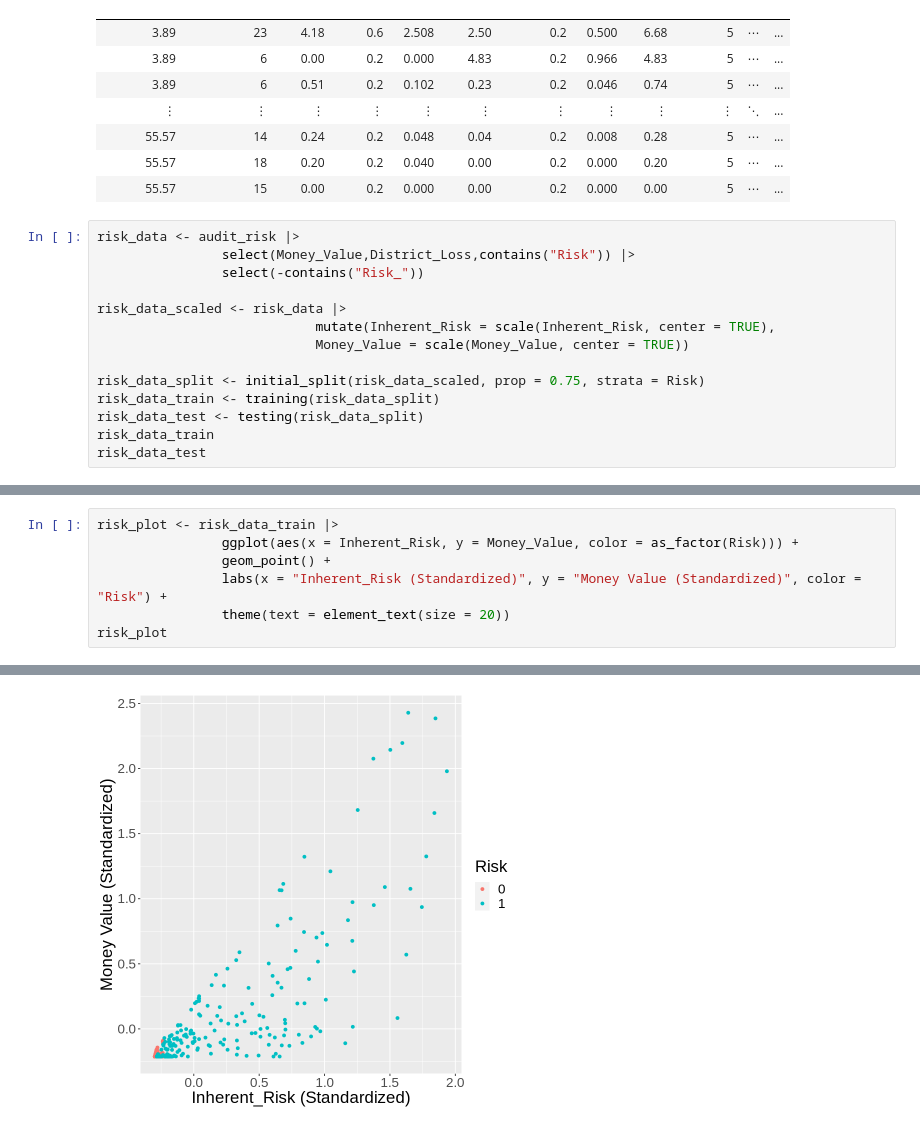
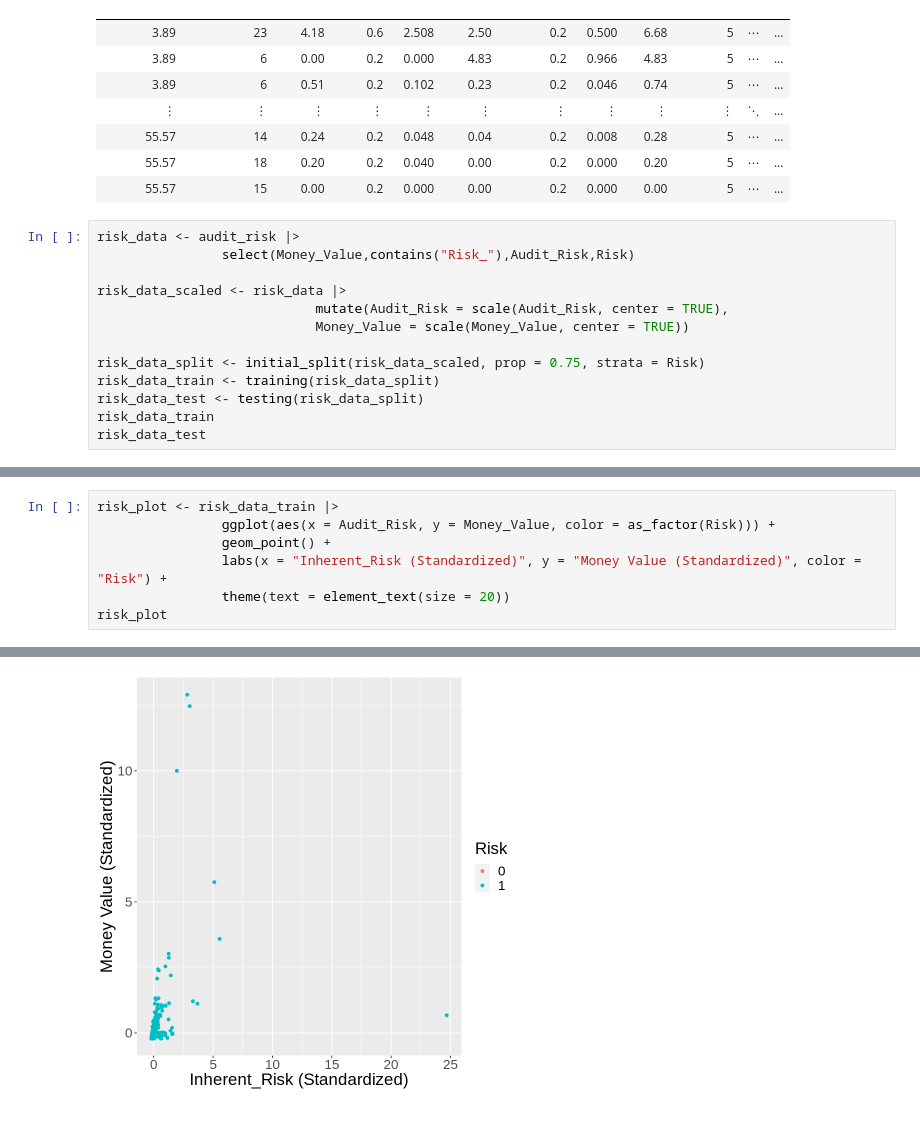
Before and after one commit to Leoliuubc/dsci-100-project-group43, a Jupyter notebook: group_proposal.ipynb, the cells around one changed output, grey strips where cells are left out. Drawn from its saved outputs; the diff is of its cells as text.

Commit message:
chage the selected data

```diff
--- a/group_proposal.ipynb
+++ b/group_proposal.ipynb
@@ -72,11 +72,10 @@ A spec_tbl_df: 776 × 27
 | 55.57 | 15 | 0.00 | 0.2 | 0.000 | 0.00 | 0.2 | 0.000 | 0.00 | 5 | ⋯ | ... |
 # %%
 risk_data <- audit_risk |>
-                select(Money_Value,District_Loss,contains("Risk")) |>
-                select(-contains("Risk_"))
+                select(Money_Value,contains("Risk_"),Audit_Risk,Risk)
 
 risk_data_scaled <- risk_data |>
-                            mutate(Inherent_Risk = scale(Inherent_Risk, center = TRUE),
+                            mutate(Audit_Risk = scale(Audit_Risk, center = TRUE),
                             Money_Value = scale(Money_Value, center = TRUE))
 
 risk_data_split <- initial_split(risk_data_scaled, prop = 0.75, strata = Risk)
@@ -108,6 +107,6 @@ A tibble: 195 × 7
 # %%
 risk_plot <- risk_data_train |>
-                ggplot(aes(x = Inherent_Risk, y = Money_Value, color = as_factor(Risk))) +
+                ggplot(aes(x = Audit_Risk, y = Money_Value, color = as_factor(Risk))) +
                 geom_point() +
                 labs(x = "Inherent_Risk (Standardized)", y = "Money Value (Standardized)", color = "Risk") +
                 theme(text = element_text(size = 20))
@@ -116 +117 @@ risk_plot
-[figure, old version]
+[figure, new version]
```
Also changed, not shown: parts of 2 cells of this notebook.
